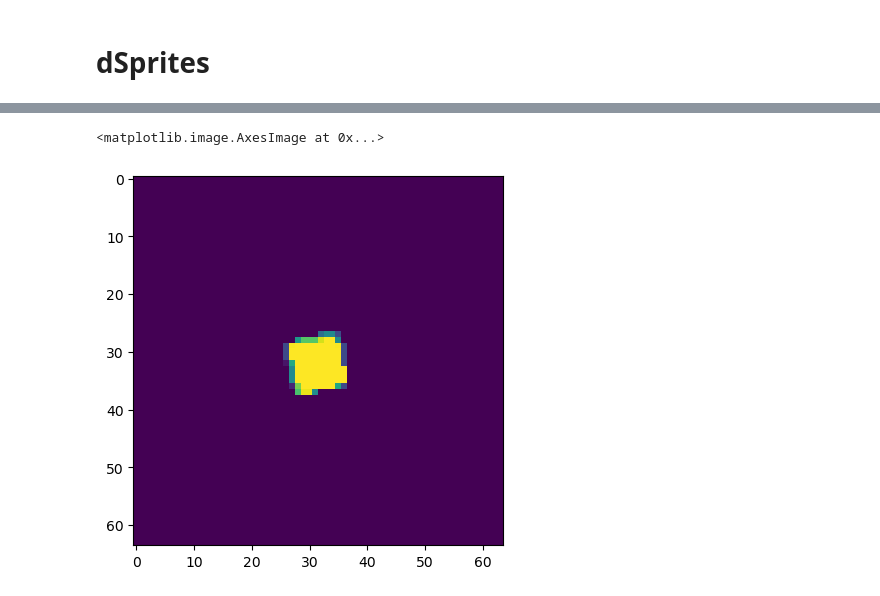
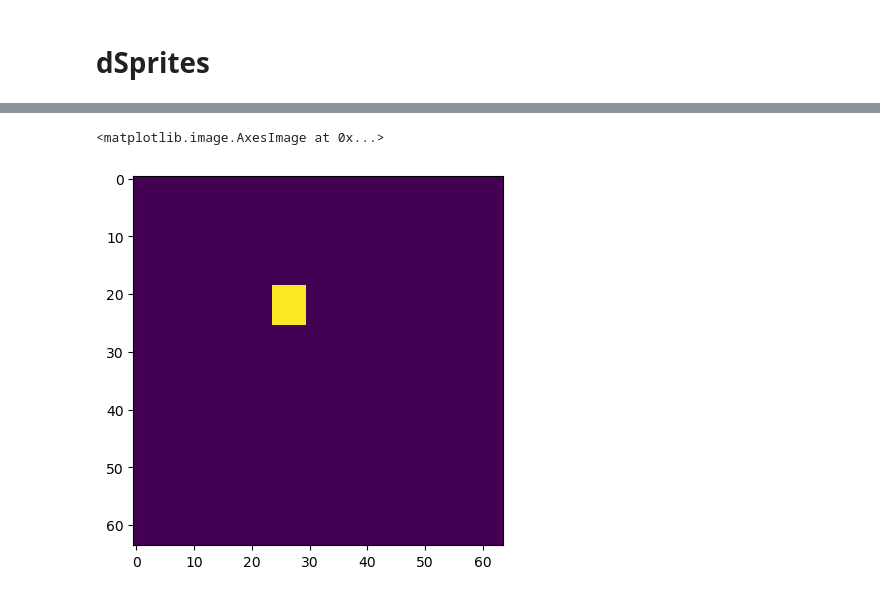
Before and after one commit to joegenius98/Undergrad_Honors_Thesis, a Jupyter notebook: Disentangling/triplet_dataloader_exs.ipynb, the cells around one changed output, grey strips where cells are left out. Saved outputs shown, nothing was run; the diff lists cells and outputs as text; code cells hidden in the pictures.

```diff
--- a/Disentangling/triplet_dataloader_exs.ipynb
+++ b/Disentangling/triplet_dataloader_exs.ipynb
@@ -406,6 +395,6 @@ plt.imshow(sample_ds_img.permute(1, 2, 0))
 # %%
-plt.imshow(get_rescaled_img_with_padding(sample_ds_img).permute(1, 2, 0))
+plt.imshow(shrink_shape_and_pad(sample_ds_img).permute(1, 2, 0))
 # %% [output]
 <matplotlib.image.AxesImage at 0x...>
-[figure, old version]
+[figure, new version]
 # %%
```
Also changed, not shown: parts of 24 cells of this notebook.
